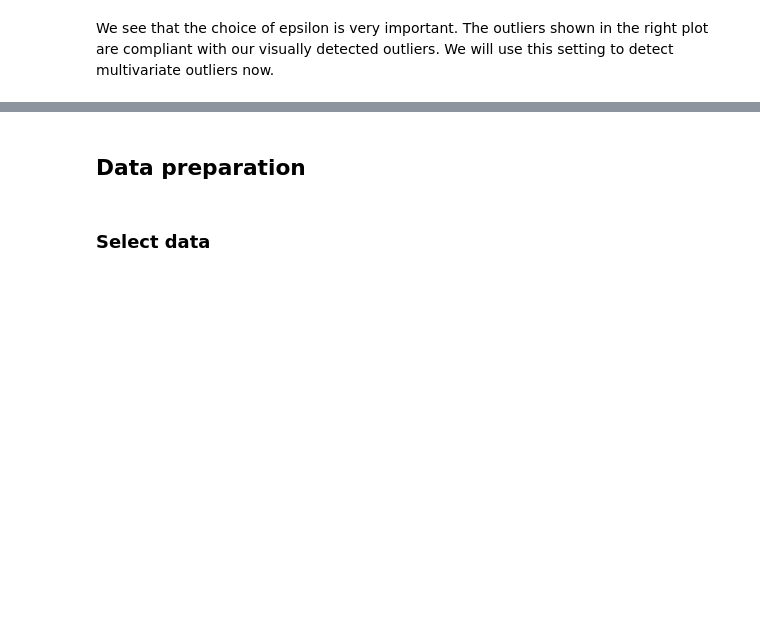
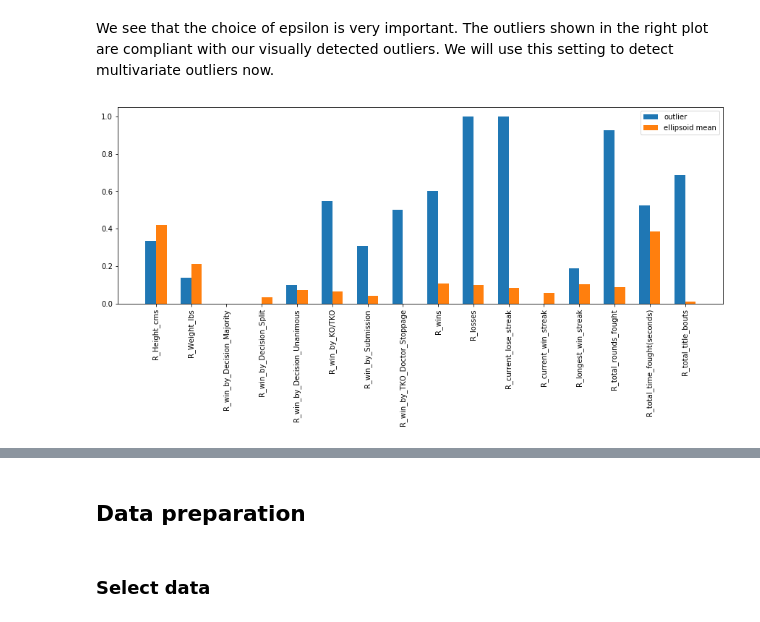
Before and after one commit to bognarpeter/BI2019W-G53, a Jupyter notebook: Assignment_2/B/assignment2.ipynb, the cells around one changed output, grey strips where cells are left out. Cells and saved outputs as stored; diff of their text form; code cells hidden in the pictures; blank space fills up the shorter version.

```diff
--- a/Assignment_2/B/assignment2.ipynb
+++ b/Assignment_2/B/assignment2.ipynb
@@ -542,2 +624,64 @@ plt.show()
 # %% [markdown]
 We see that the choice of epsilon is very important. The outliers shown in the right plot are compliant with our visually detected outliers. We will use this setting to detect multivariate outliers now.
+# %%
+# Multivariate outlier detection with dbscan
+from sklearn.cluster import DBSCAN
+from sklearn.preprocessing import MinMaxScaler
+from sklearn.preprocessing import Normalizer
+from sklearn.covariance import EllipticEnvelope
+
+# preprocessing
+data_ufc_men_om = data_ufc_men.copy()
+data_ufc_men_om = data_ufc_men_om_orig.loc[:,[
+                                      'R_Height_cms',
+                                      'R_Weight_lbs',
+                                      'R_win_by_Decision_Majority',
+                                      'R_win_by_Decision_Split',
+                                      'R_win_by_Decision_Unanimous',
+                                      'R_win_by_KO/TKO',
+                                      'R_win_by_Submission',
+                                      'R_win_by_TKO_Doctor_Stoppage',
+                                      'R_wins',
+                                      'R_losses',
+                                      'R_current_lose_streak',
+                                      'R_current_win_streak',
+                                      'R_longest_win_streak',
+                                      'R_total_rounds_fought',
+                                      'R_total_time_fought(seconds)',
+                                      'R_total_title_bouts']].dropna()
+
+
+# Scaling
+scaler = MinMaxScaler()
+data_ufc_men_om_scaled = pd.DataFrame(scaler.fit_transform(data_ufc_men_om),
+                                      columns=data_ufc_men_om.columns)
+
+# outlier detection
+outlier_detection = EllipticEnvelope(contamination=0.005)
+outlier_detection.fit(data_ufc_men_om_scaled)
+prediction = outlier_detection.predict(data_ufc_men_om_scaled)
+
+# Assigning outlier flag to scaled data set
+data_ufc_men_om_scaled['outliers'] = prediction
+groups = data_ufc_men_om_scaled.groupby('outliers')
+
+o1 = data_ufc_men_om_scaled.query('outliers == -1').iloc[0]
+o1 = o1.drop(labels='outliers')
+
+mean = pd.Series(outlier_detection.location_, index=data_ufc_men_om.columns)
+
+# Plotting outlier vs non-outlier
+fig, ax = plt.subplots(figsize=(15,5))
+
+bar1_pos = np.arange(len(data_ufc_men_om.columns))
+bar2_pos = [x + 0.30 for x in bar1_pos]
+xticks = [r + 0.15 for r in range(len(data_ufc_men_om.columns))]
+
+plt.bar(x=bar1_pos,height=o1, width=0.30, label='outlier')
+plt.bar(x=bar2_pos,height=mean, width=0.30, label='ellipsoid mean')
+plt.xticks(xticks, data_ufc_men_om.columns, rotation=90)
+
+plt.legend()
+plt.show()
+# %% [output]
+[figure, added]
```
Also changed, not shown: parts of 15 cells of this notebook.
